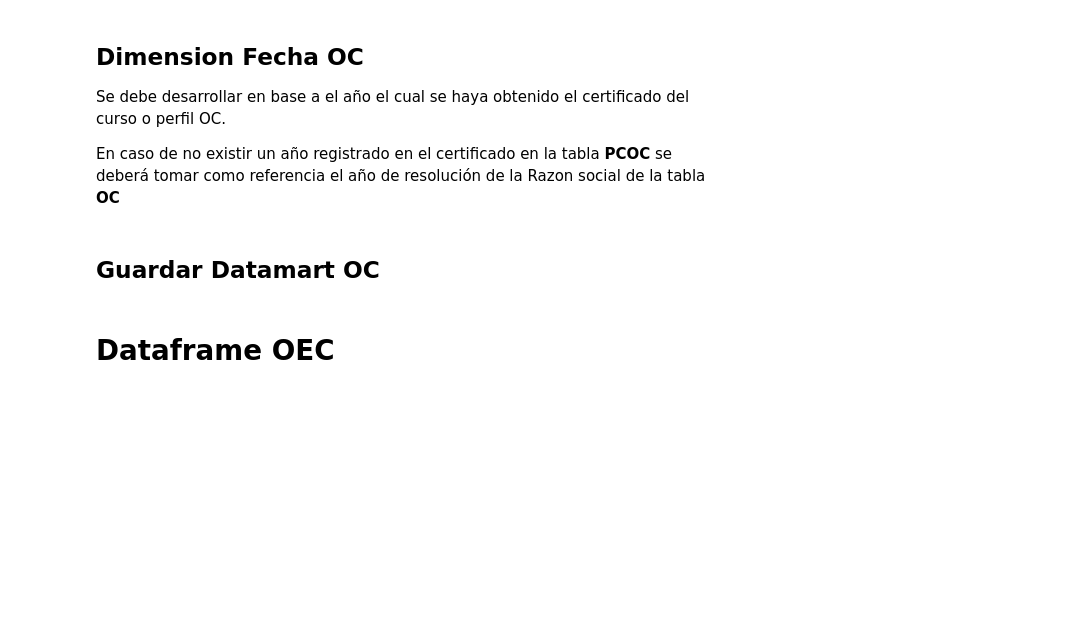
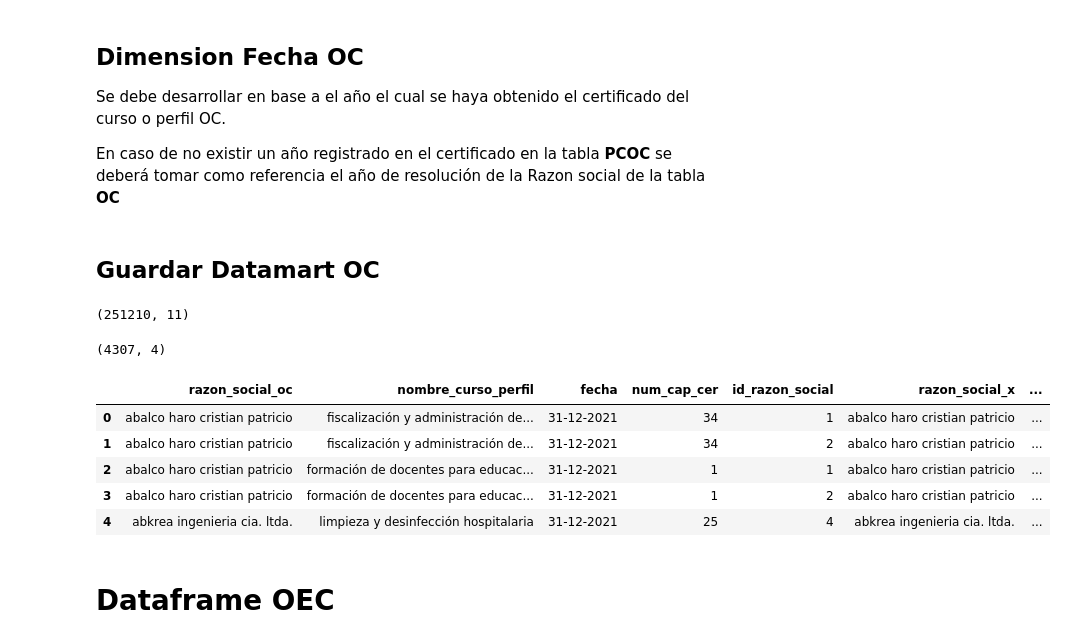
Before and after one commit to Herziox/Data-Mining-System-SETEC, a Jupyter notebook: 3_data_preprocesing_module/Data_PreProcesing-Cursos_Perfiles.ipynb, the cells around one changed output. Cells and saved outputs as stored; diff of their text form; code cells hidden in the pictures; blank space fills up the shorter version.

```diff
--- a/3_data_preprocesing_module/Data_PreProcesing-Cursos_Perfiles.ipynb
+++ b/3_data_preprocesing_module/Data_PreProcesing-Cursos_Perfiles.ipynb
@@ -634,25 +630,6 @@ data_curso_perfil = df_curso_perfil[df_curso_perfil['tipo_razon_social']=='opera
 
 # Se extraera el año de la columna Numero_certificado.
 # Para esto se buscará porciones de texto que contengan los años del 2000 - 2022 (año actual)
-
-df_pcoc['anio'] = df_pcoc['numero_certificado'].apply(get_year)
-
-df_pcoc = pd.merge(df_pcoc,df_razon_social_oc[['razon_social','fecha_resolucion']],left_on=['razon_social_oc'],right_on=['razon_social'],how="left")
-
-
-df_pcoc['anio'] = df_pcoc.apply(lambda x: get_year_by_oc(x['anio'], x['fecha_resolucion']), axis=1)
-
-df_pcoc[
-    (df_pcoc['anio']=='sin_anio') &
-    (df_pcoc['fecha_resolucion']!='sin fecha resolución') &
-    (df_pcoc['fecha_resolucion'].notnull())
-    ]['anio'] = df_pcoc[
-    (df_pcoc['anio']=='sin_anio') &
-    (df_pcoc['fecha_resolucion']!='sin fecha resolución') &
-    (df_pcoc['fecha_resolucion'].notnull())
-    ]['fecha_resolucion'].str.slice(start=-4)
-
-df_pcoc = df_pcoc.drop(['razon_social','fecha_resolucion'],axis=1)
 # %% [markdown]
 ## Dimension Fecha OC
 
@@ -668,7 +645,30 @@ df_fecha_oc.to_csv(os.path.join(path_dm_oc,'dim_fecha.csv'),index=False)
 # %% [markdown]
 ## Guardar Datamart OC
 # %%
-df_fact_oc = df_pcoc.groupby(['razon_social_oc','nombre_curso_perfil','anio']).count().reset_index().iloc[:,:4]
+df_pcoc.shape
+# %% [output]
+(251210, 11)
+# %%
+df_fact_oc_cp = df_pcoc.groupby(['razon_social_oc','nombre_curso_perfil','fecha']).count().reset_index().iloc[:,:4]
+df_fact_oc_cp.shape
+# %% [output]
+(4307, 4)
+# %%
+df_fact_oc_cp = df_fact_oc_cp.rename(columns={'numero_documento':'num_cap_cer'})
+df_fact_oc_cp = pd.merge(df_fact_oc_cp,df_razon_social_oc[['id_razon_social','razon_social']],left_on=['razon_social_oc'],right_on=['razon_social'],how="inner")
+df_fact_oc_cp = pd.merge(df_fact_oc_cp,df_curso_perfil,left_on=['razon_social_oc','nombre_curso_perfil'],right_on=['razon_social','curso_perfil'],how="inner")
+df_fact_oc_cp = pd.merge(df_fact_oc_cp,df_fecha,left_on=['fecha'],right_on=['fecha'],how="inner")
+df_fact_oc_cp = df_fact_oc_cp[['id_razon_social','id_curso_perfil','id_fecha',]]
+# %%
+df_fact_oc_cp.head()
+#df_fact_oc_cp.shape
+# %% [output]
+|  | razon_social_oc | nombre_curso_perfil | fecha | num_cap_cer | id_razon_social | razon_social_x | ... |
+| 0 | abalco haro cristian patricio | fiscalización y administración de... | 31-12-2021 | 34 | 1 | abalco haro cristian patricio | ... |
+| 1 | abalco haro cristian patricio | fiscalización y administración de... | 31-12-2021 | 34 | 2 | abalco haro cristian patricio | ... |
+| 2 | abalco haro cristian patricio | formación de docentes para educac... | 31-12-2021 | 1 | 1 | abalco haro cristian patricio | ... |
+| 3 | abalco haro cristian patricio | formación de docentes para educac... | 31-12-2021 | 1 | 2 | abalco haro cristian patricio | ... |
+| 4 | abkrea ingenieria cia. ltda. | limpieza y desinfección hospitalaria | 31-12-2021 | 25 | 4 | abkrea ingenieria cia. ltda. | ... |
 # %%
 ## UNIR DATOS
 df_fact_oc = df_pcoc.groupby(['razon_social_oc','nombre_curso_perfil','anio']).count().reset_index().iloc[:,:4]
```
Also changed, not shown: parts of 22 cells of this notebook, 6 other files.
